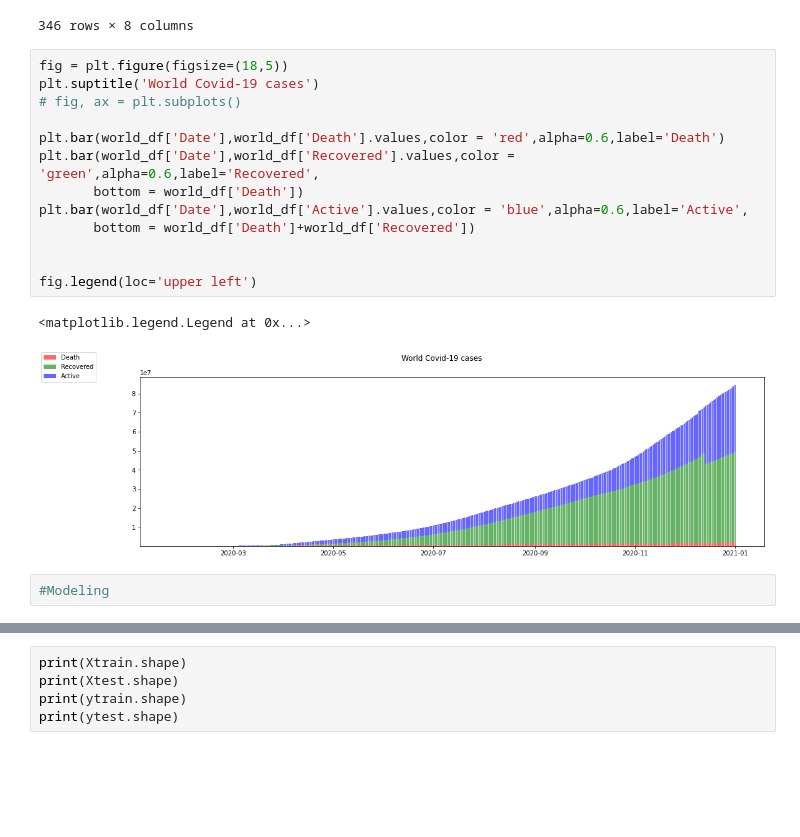
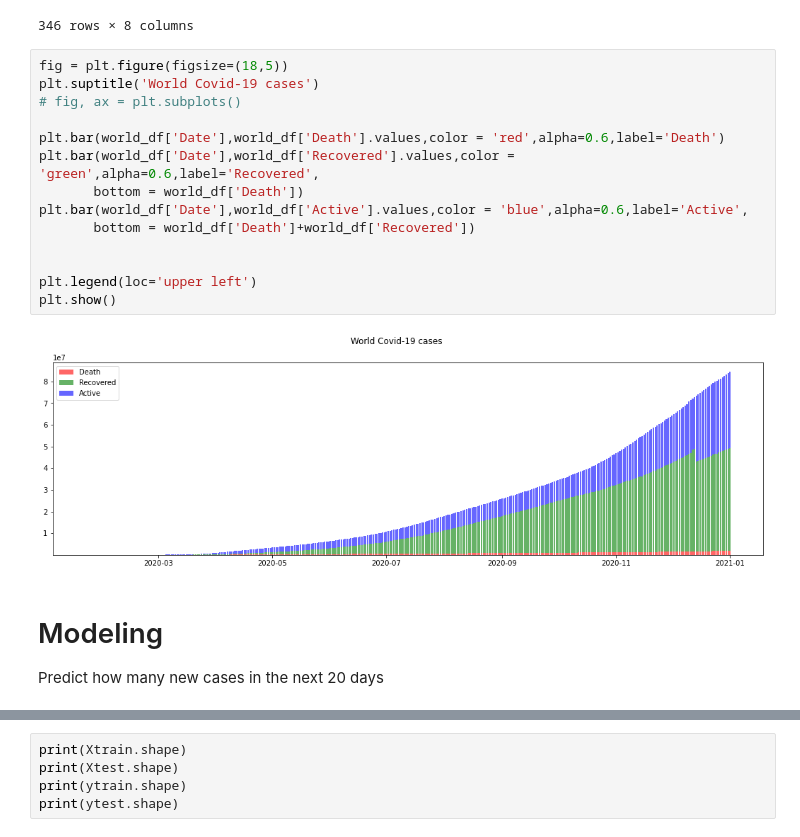
Before and after one commit to n-Faiz/WQD7006_ML_Covid19, a Jupyter notebook: Covid-19 Analysis & Machine learning.ipynb, the cells around one changed output, grey strips where cells are left out. Saved outputs shown, nothing was run; the diff lists cells and outputs as text; blank space fills up the shorter version.

```diff
--- a/Covid-19 Analysis & Machine learning.ipynb
+++ b/Covid-19 Analysis & Machine learning.ipynb
@@ -488,21 +571,23 @@ world_df
 # %%
 fig = plt.figure(figsize=(18,5))
 plt.suptitle('World Covid-19 cases')
 # fig, ax = plt.subplots()
 
 plt.bar(world_df['Date'],world_df['Death'].values,color = 'red',alpha=0.6,label='Death')
 plt.bar(world_df['Date'],world_df['Recovered'].values,color = 'green',alpha=0.6,label='Recovered',
        bottom = world_df['Death'])
 plt.bar(world_df['Date'],world_df['Active'].values,color = 'blue',alpha=0.6,label='Active',
        bottom = world_df['Death']+world_df['Recovered'])
 
 
-fig.legend(loc='upper left')
+plt.legend(loc='upper left')
+plt.show()
 # %% [output]
-<matplotlib.legend.Legend at 0x...>
-[figure, old version]
+[figure, new version]
-# %%
-#Modeling
+# %% [markdown]
+# Modeling
+
+Predict how many new cases in the next 20 days
 # %%
 # train-split test
 
```
Also changed, not shown: parts of 43 cells of this notebook.
